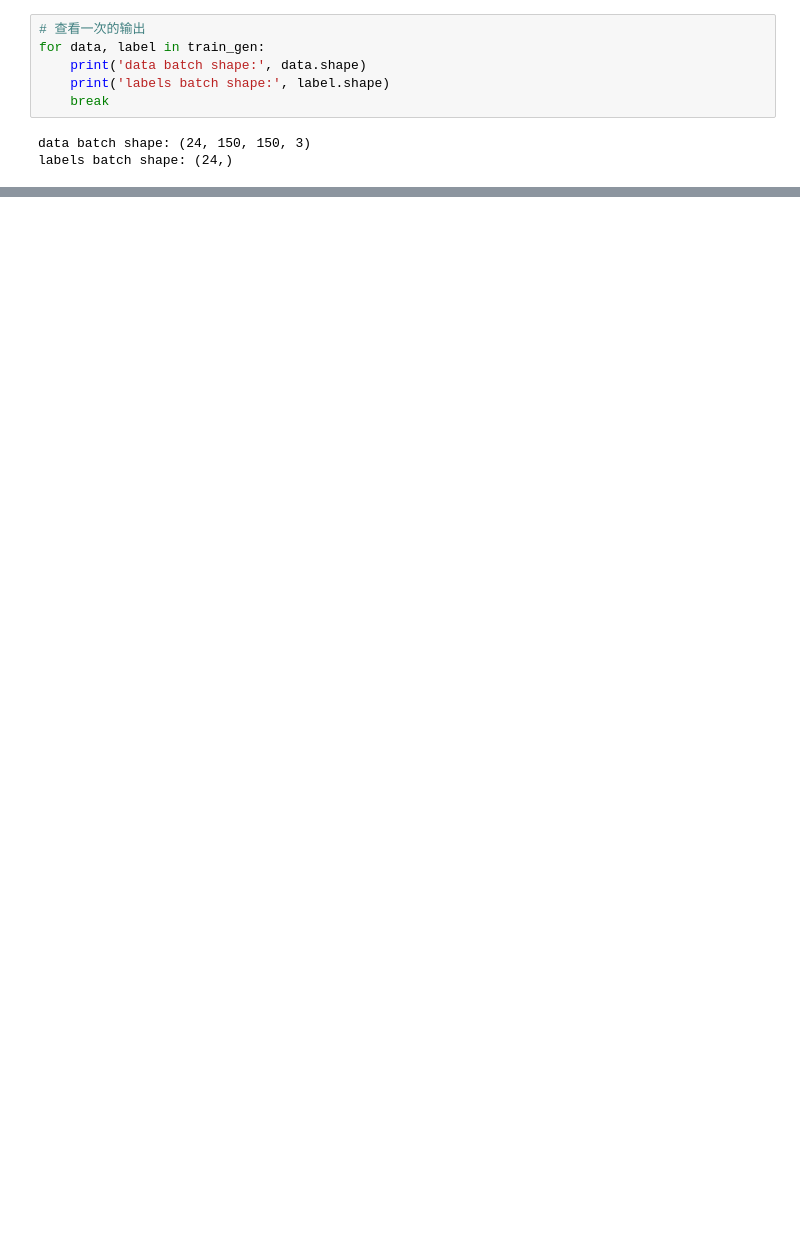
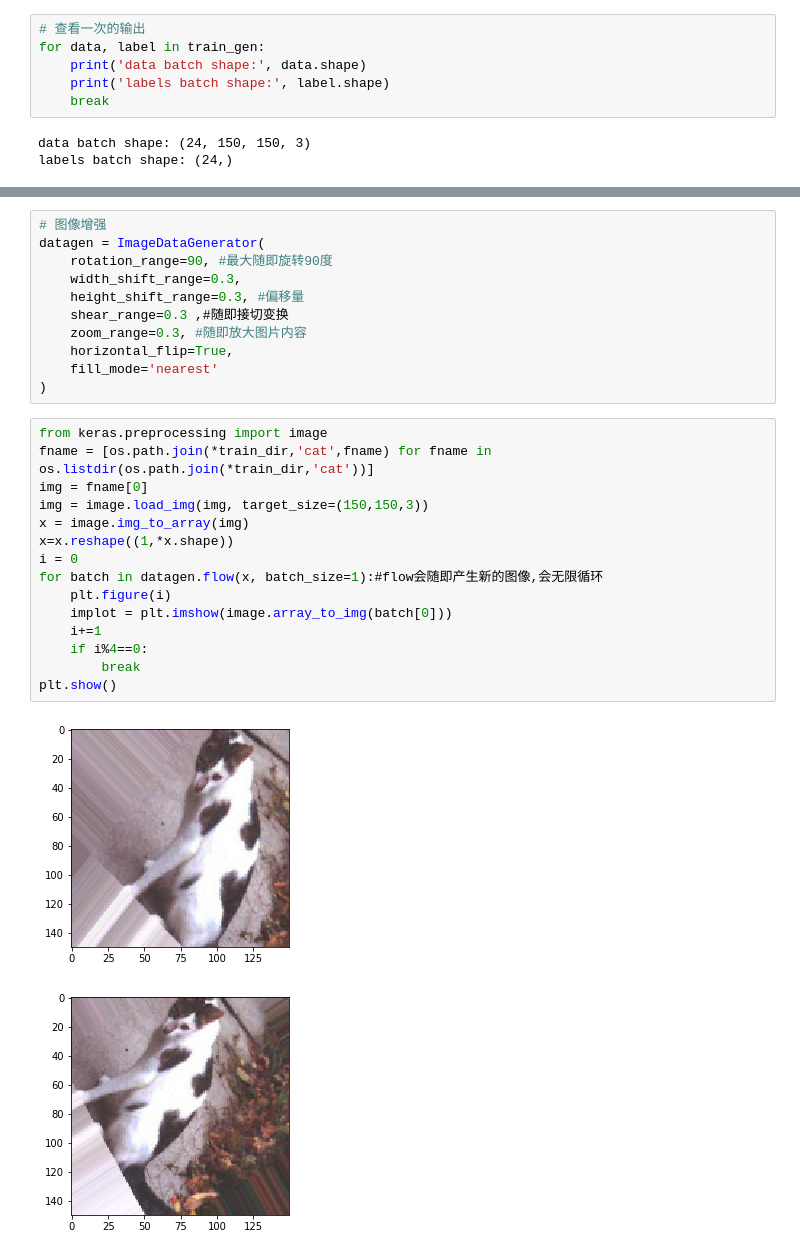
Before and after one commit to dzwduan/TF-Keras-Notes, a Jupyter notebook: 07_small_data.ipynb, the cells around one changed output, grey strips where cells are left out. Saved outputs shown, nothing was run; the diff lists cells and outputs as text; blank space fills up the shorter version.

```diff
--- a/07_small_data.ipynb
+++ b/07_small_data.ipynb
@@ -126,0 +230,29 @@ labels batch shape: (24,)
+# %%
+# 图像增强
+datagen = ImageDataGenerator(
+    rotation_range=90, #最大随即旋转90度
+    width_shift_range=0.3,
+    height_shift_range=0.3, #偏移量
+    shear_range=0.3 ,#随即接切变换
+    zoom_range=0.3, #随即放大图片内容
+    horizontal_flip=True,
+    fill_mode='nearest'
+)
+# %%
+from keras.preprocessing import image
+fname = [os.path.join(*train_dir,'cat',fname) for fname in os.listdir(os.path.join(*train_dir,'cat'))]
+img = fname[0]
+img = image.load_img(img, target_size=(150,150,3))
+x = image.img_to_array(img)
+x=x.reshape((1,*x.shape))
+i = 0
+for batch in datagen.flow(x, batch_size=1):#flow会随即产生新的图像,会无限循环
+    plt.figure(i)
+    implot = plt.imshow(image.array_to_img(batch[0]))
+    i+=1
+    if i%4==0:
+        break
+plt.show()
+# %% [output]
+[figure, added]
+[figure, added]
```
Also changed, not shown: parts of 14 cells of this notebook.
